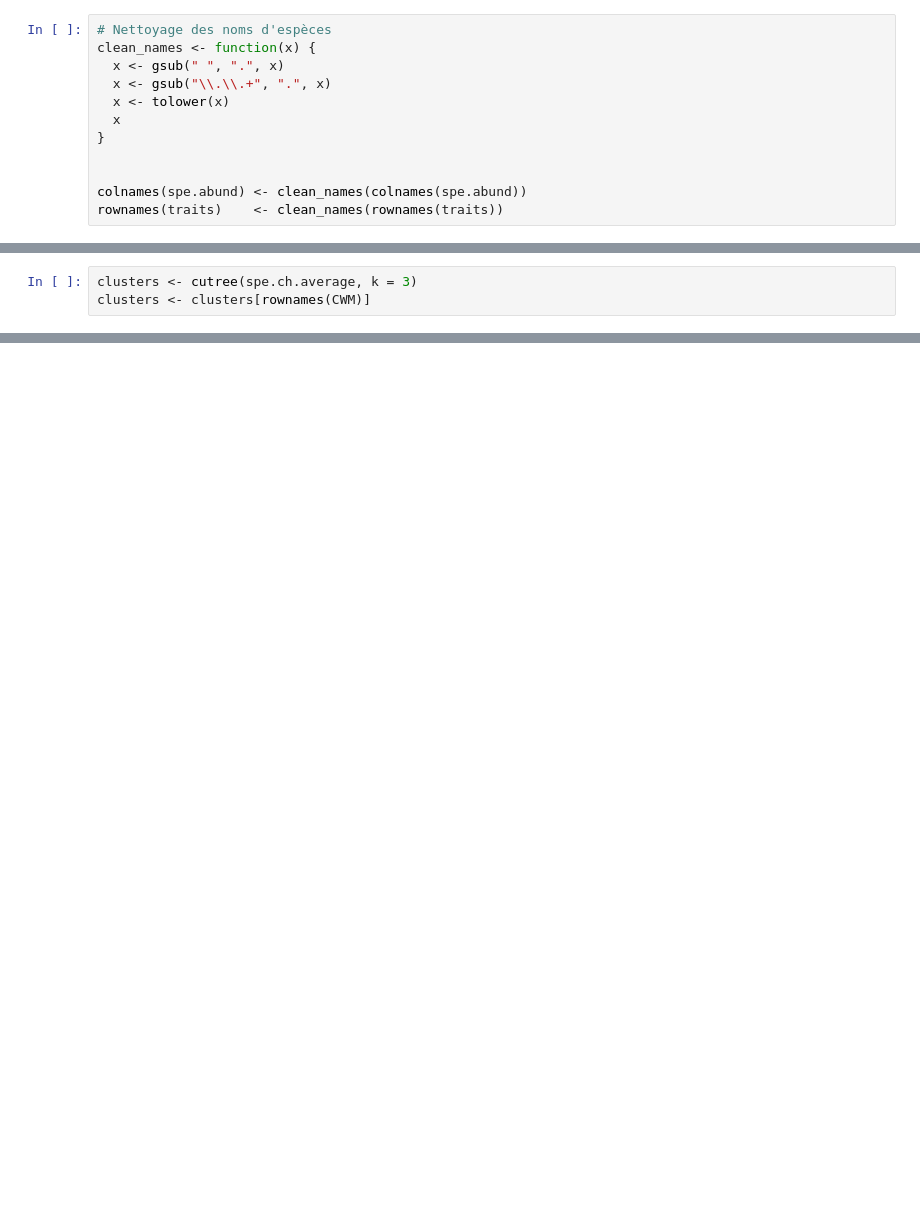
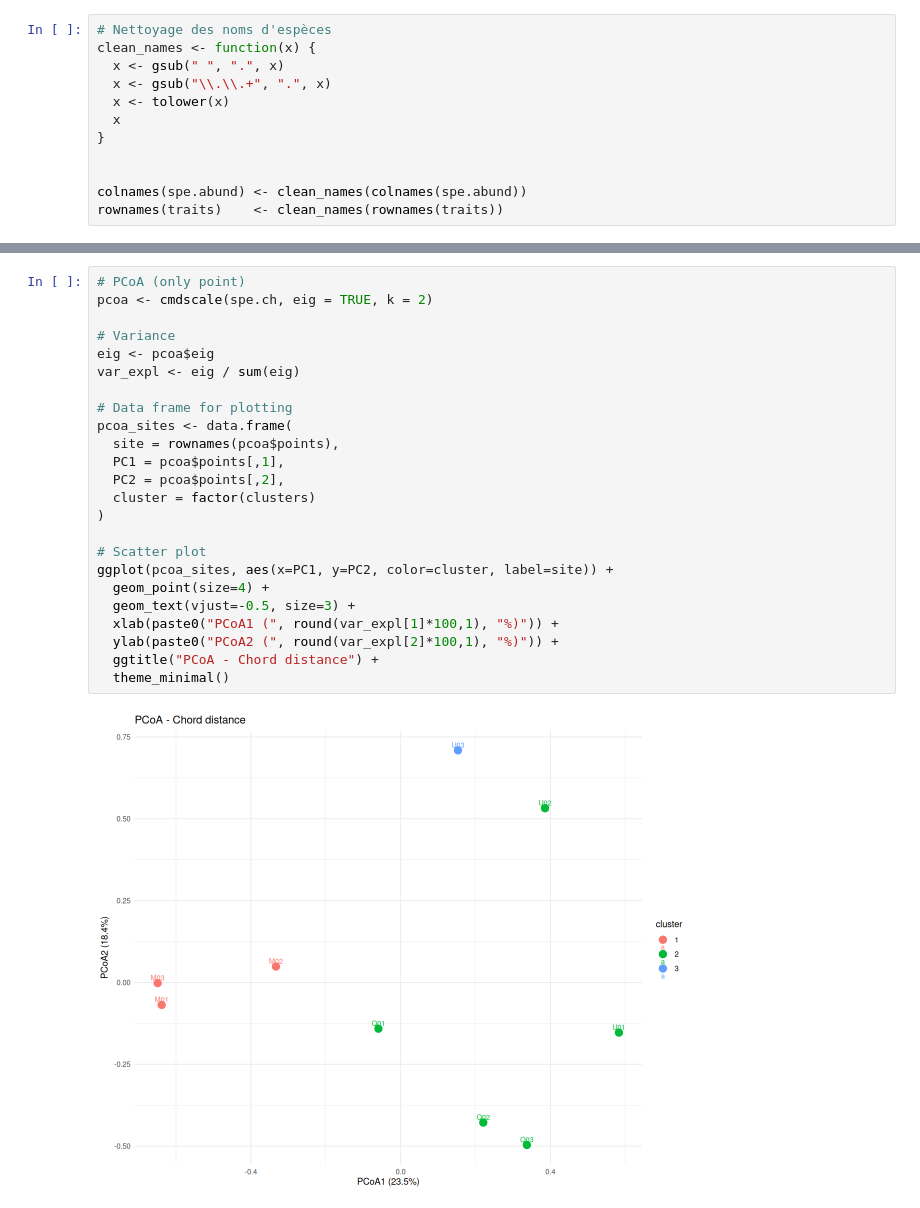
Before and after one commit to zfourati/Multivariate_statisitcs_project, a Jupyter notebook: taiwan_forest/zeineb.ipynb, the cells around one changed output, grey strips where cells are left out. Cells and saved outputs as stored; diff of their text form; blank space fills up the shorter version.

```diff
--- a/taiwan_forest/zeineb.ipynb
+++ b/taiwan_forest/zeineb.ipynb
@@ -185,3 +177,0 @@ all(colnames(spe.abund) == rownames(traits))
-# %%
-clusters <- cutree(spe.ch.average, k = 3)
-clusters <- clusters[rownames(CWM)]
@@ -238,0 +178,26 @@ ERROR: Error in fix.by(by.y, y): 'by' must specify a uniquely valid column
+# %%
+# PCoA (only point)
+pcoa <- cmdscale(spe.ch, eig = TRUE, k = 2)
+
+# Variance
+eig <- pcoa$eig
+var_expl <- eig / sum(eig)
+
+# Data frame for plotting
+pcoa_sites <- data.frame(
+  site = rownames(pcoa$points),
+  PC1 = pcoa$points[,1],
+  PC2 = pcoa$points[,2],
+  cluster = factor(clusters)
+)
+
+# Scatter plot
+ggplot(pcoa_sites, aes(x=PC1, y=PC2, color=cluster, label=site)) +
+  geom_point(size=4) +
+  geom_text(vjust=-0.5, size=3) +
+  xlab(paste0("PCoA1 (", round(var_expl[1]*100,1), "%)")) +
+  ylab(paste0("PCoA2 (", round(var_expl[2]*100,1), "%)")) +
+  ggtitle("PCoA - Chord distance") +
+  theme_minimal()
+# %% [output]
+[figure, added]
```
Also changed, not shown: parts of 13 cells of this notebook.
